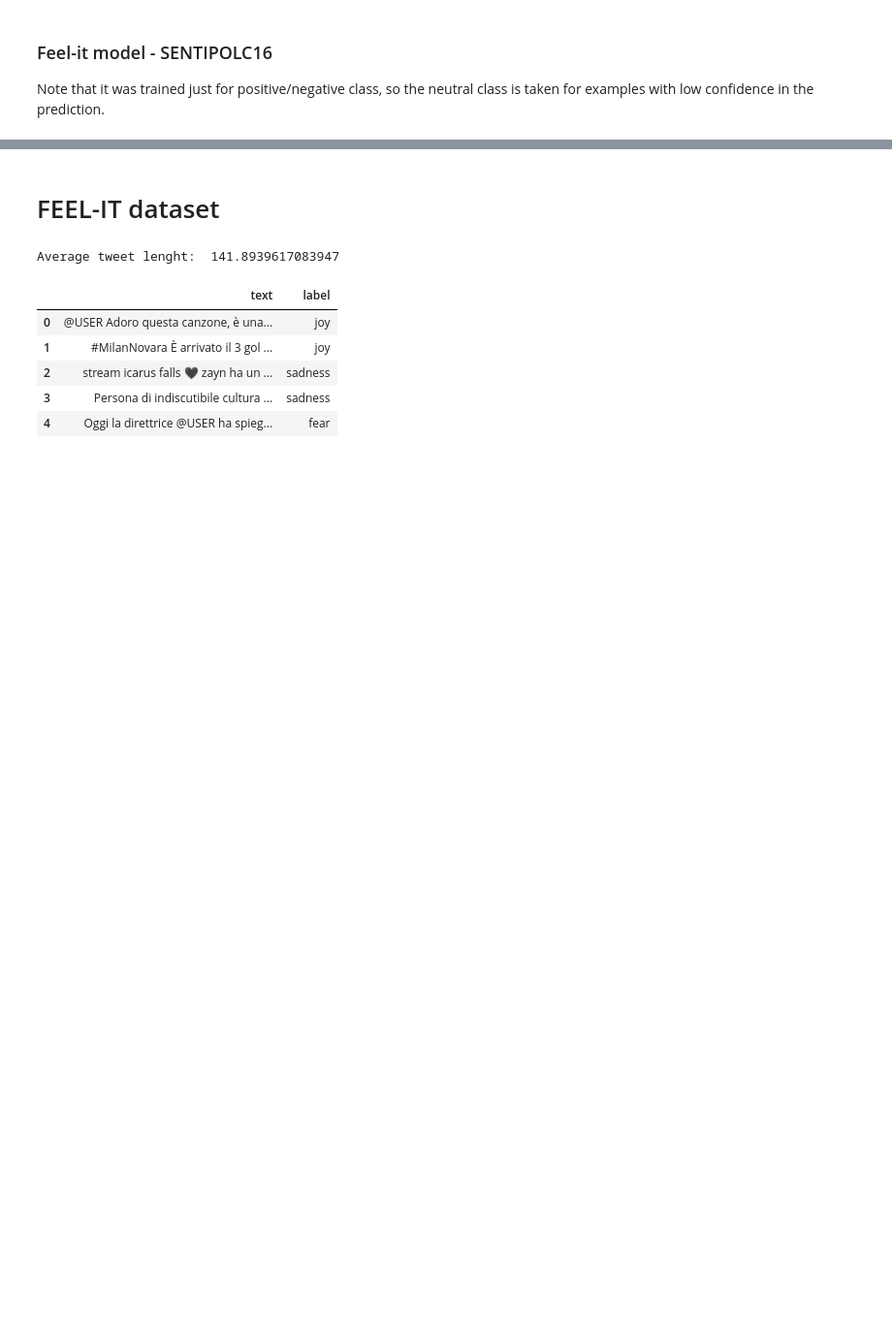
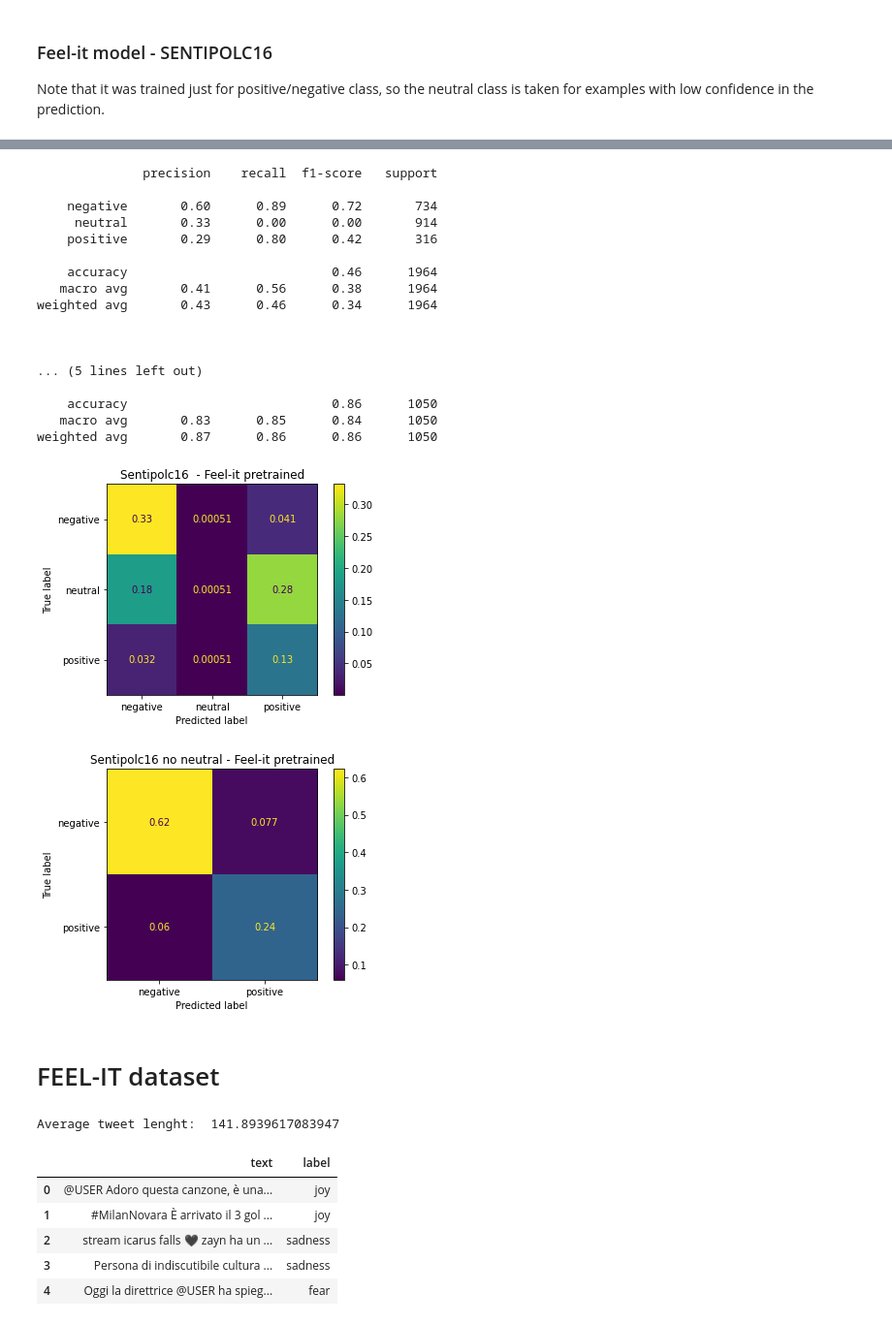
Before and after one commit to steveazzolin/NLU_final_project, a Jupyter notebook: AlBERTo error analysis.ipynb, the cells around one changed output, grey strips where cells are left out. Shown at 97% size. Saved outputs shown, nothing was run; the diff lists cells and outputs as text; code cells hidden in the pictures; blank space fills up the shorter version.

```diff
--- a/AlBERTo error analysis.ipynb
+++ b/AlBERTo error analysis.ipynb
@@ -477,3 +485,27 @@ weighted avg       0.86      0.86      0.86      1050
+# %%
+dataset = pd.DataFrame({"text": test_sentipolc.text.apply(a.preprocess), "idx": test_sentipolc.index, "labels": test_sentipolc[["opos", "oneg"]].apply(separate2united_labels, axis=1)})
+eval_feelit_model(dataset, keep_neutrals=True, dataset_name="Sentipolc16", plot_confidence=False)
+eval_feelit_model(dataset, keep_neutrals=False, dataset_name="Sentipolc16", plot_confidence=False)
+# %% [output]
+              precision    recall  f1-score   support
+
+    negative       0.60      0.89      0.72       734
+     neutral       0.33      0.00      0.00       914
+    positive       0.29      0.80      0.42       316
+
+    accuracy                           0.46      1964
+   macro avg       0.41      0.56      0.38      1964
+weighted avg       0.43      0.46      0.34      1964
+
+
+
+... (5 lines left out)
+
+    accuracy                           0.86      1050
+   macro avg       0.83      0.85      0.84      1050
+weighted avg       0.87      0.86      0.86      1050
+[figure, added]
+[figure, added]
 # %% [markdown]
 # FEEL-IT dataset
 # %%
```
Also changed, not shown: parts of 49 cells of this notebook.
